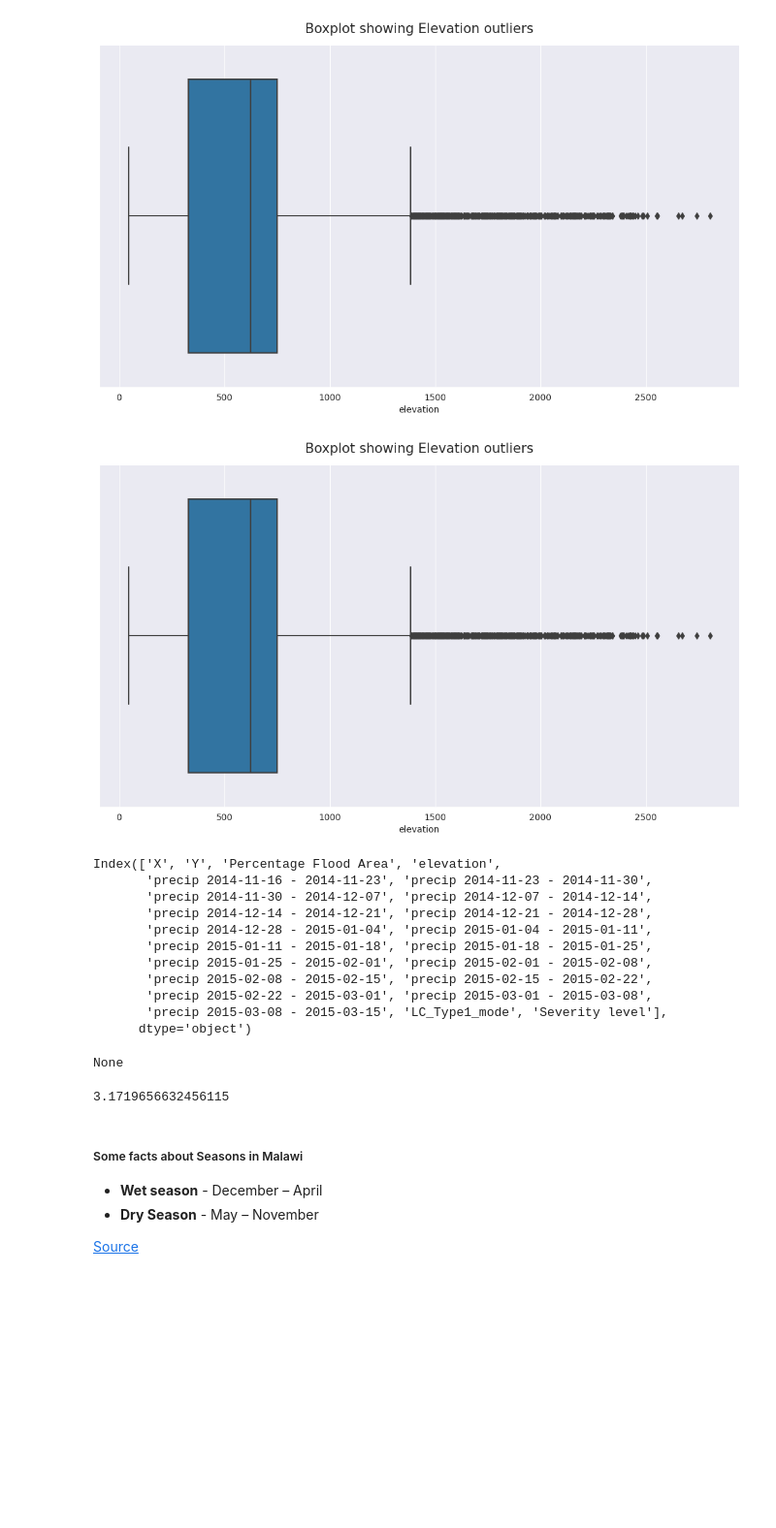
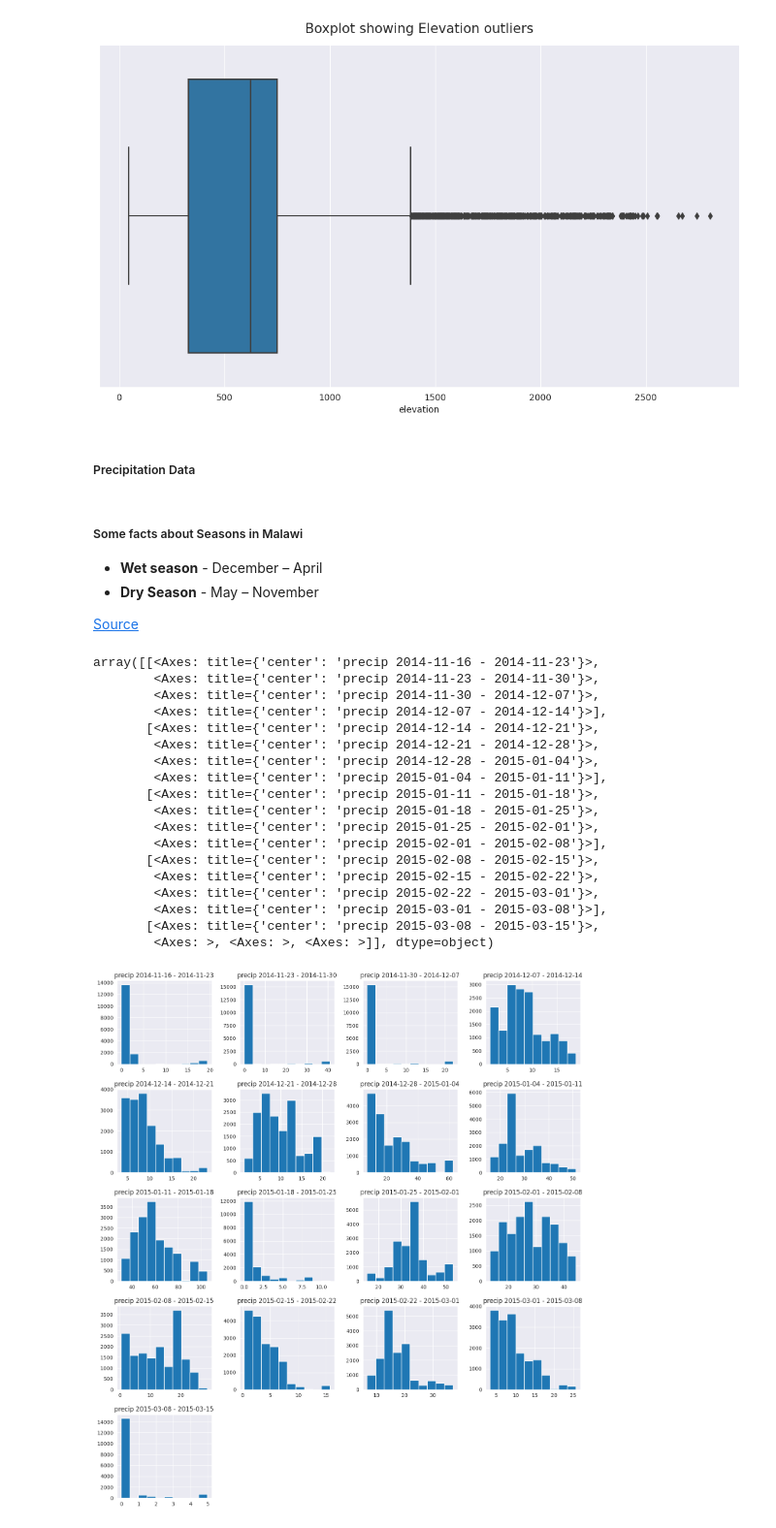
Before and after one commit to otoosakyidavid/KaggleX-BIPOC-Mentorship-Project, a Jupyter notebook: flood-prediction-analysis.ipynb, the cells around one changed output. Shown at 97% size. Drawn from its saved outputs; the diff is of its cells as text; code cells hidden in the pictures; blank space fills up the shorter version.

```diff
--- a/flood-prediction-analysis.ipynb
+++ b/flood-prediction-analysis.ipynb
@@ -297,34 +294,8 @@ plt.title('Boxplot showing Elevation outliers', y = 1.02, fontsize = 15)
 plt.show()
 # %% [output]
 [figure]
-# %%
-# Plotting boxplot for the elevation data
-sns.set_style('darkgrid')
-plt.figure(figsize = (13, 7))
-sns.boxplot(x=flood_data['elevation'])
-plt.title('Boxplot showing Elevation outliers', y = 1.02, fontsize = 15)
-plt.show()
-# %% [output]
-[figure, removed]
-# %%
-flood_data.columns
-# %% [output]
-Index(['X', 'Y', 'Percentage Flood Area', 'elevation',
-       'precip 2014-11-16 - 2014-11-23', 'precip 2014-11-23 - 2014-11-30',
-       'precip 2014-11-30 - 2014-12-07', 'precip 2014-12-07 - 2014-12-14',
-       'precip 2014-12-14 - 2014-12-21', 'precip 2014-12-21 - 2014-12-28',
-       'precip 2014-12-28 - 2015-01-04', 'precip 2015-01-04 - 2015-01-11',
-       'precip 2015-01-11 - 2015-01-18', 'precip 2015-01-18 - 2015-01-25',
-       'precip 2015-01-25 - 2015-02-01', 'precip 2015-02-01 - 2015-02-08',
-       'precip 2015-02-08 - 2015-02-15', 'precip 2015-02-15 - 2015-02-22',
-       'precip 2015-02-22 - 2015-03-01', 'precip 2015-03-01 - 2015-03-08',
-       'precip 2015-03-08 - 2015-03-15', 'LC_Type1_mode', 'Severity level'],
-      dtype='object')
-# %%
-display(plt.show(), flood_data['Percentage Flood Area'].skew())
-# %% [output]
-None
-3.1719656632456115
+# %% [markdown]
+##### Precipitation Data
 # %% [markdown]
 ##### Some facts about Seasons in Malawi
 * **Wet season** - December – April
@@ -356,0 +336,23 @@ rainfall_before_flood = [
+# %%
+#check distribution of flood data
+flood_data[overall_rainfall_data].hist(figsize=(16,18))
+# %% [output]
+array([[<Axes: title={'center': 'precip 2014-11-16 - 2014-11-23'}>,
+        <Axes: title={'center': 'precip 2014-11-23 - 2014-11-30'}>,
+        <Axes: title={'center': 'precip 2014-11-30 - 2014-12-07'}>,
+        <Axes: title={'center': 'precip 2014-12-07 - 2014-12-14'}>],
+       [<Axes: title={'center': 'precip 2014-12-14 - 2014-12-21'}>,
+        <Axes: title={'center': 'precip 2014-12-21 - 2014-12-28'}>,
+        <Axes: title={'center': 'precip 2014-12-28 - 2015-01-04'}>,
+        <Axes: title={'center': 'precip 2015-01-04 - 2015-01-11'}>],
+       [<Axes: title={'center': 'precip 2015-01-11 - 2015-01-18'}>,
+        <Axes: title={'center': 'precip 2015-01-18 - 2015-01-25'}>,
+        <Axes: title={'center': 'precip 2015-01-25 - 2015-02-01'}>,
+        <Axes: title={'center': 'precip 2015-02-01 - 2015-02-08'}>],
+       [<Axes: title={'center': 'precip 2015-02-08 - 2015-02-15'}>,
+        <Axes: title={'center': 'precip 2015-02-15 - 2015-02-22'}>,
+        <Axes: title={'center': 'precip 2015-02-22 - 2015-03-01'}>,
+        <Axes: title={'center': 'precip 2015-03-01 - 2015-03-08'}>],
+       [<Axes: title={'center': 'precip 2015-03-08 - 2015-03-15'}>,
+        <Axes: >, <Axes: >, <Axes: >]], dtype=object)
+[figure, added]
```
Also changed, not shown: parts of 42 cells of this notebook.
